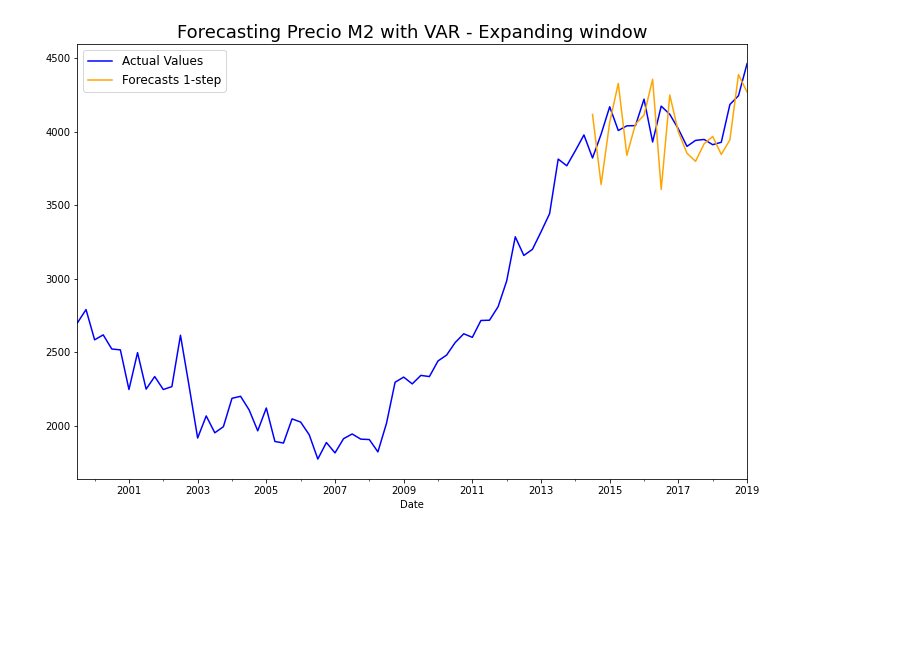
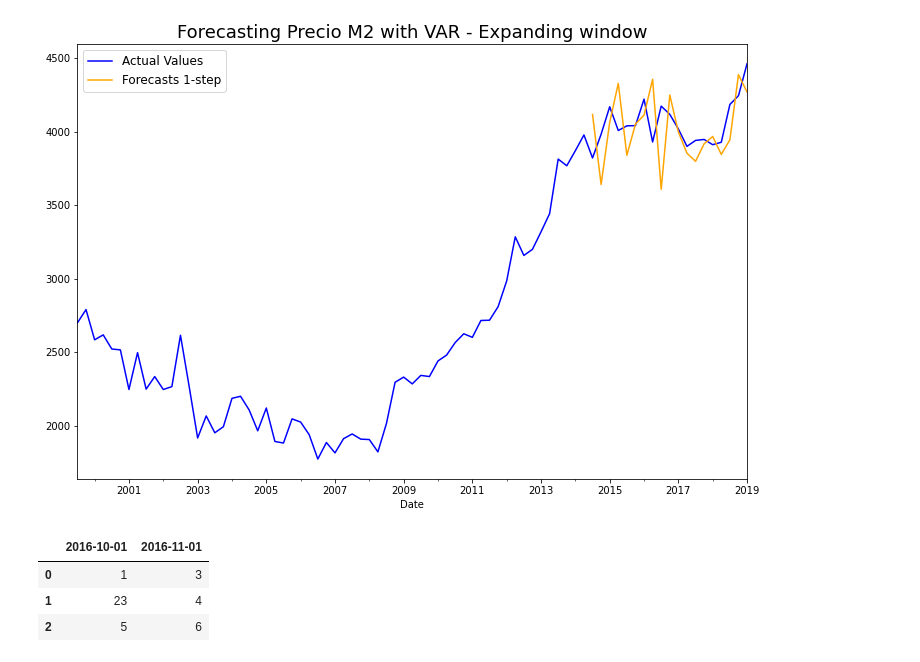
Before and after one commit to PBenavides/Automated-Valuation-Model-Lima, a Jupyter notebook: House-pricing-ML/notebooks/Experiments -Vector Autoregression (VAR) .ipynb, the cells around one changed output. Saved outputs shown, nothing was run; the diff lists cells and outputs as text; code cells hidden in the pictures; blank space fills up the shorter version.

```diff
--- a/House-pricing-ML/notebooks/Experiments -Vector Autoregression (VAR) .ipynb
+++ b/House-pricing-ML/notebooks/Experiments -Vector Autoregression (VAR) .ipynb
@@ -155,3 +155,11 @@ plt.legend(['Actual Values','Forecasts 1-step'],fontsize=12)
 plt.show()
 # %% [output]
 [figure]
+# %%
+import pandas as pd
+pd.DataFrame({'2016-10-01':[1,23,5],'2016-11-01':[3,4,6]})
+# %% [output]
+|  | 2016-10-01 | 2016-11-01 |
+| 0 | 1 | 3 |
+| 1 | 23 | 4 |
+| 2 | 5 | 6 |
```
Also changed, not shown: 7 other files.
